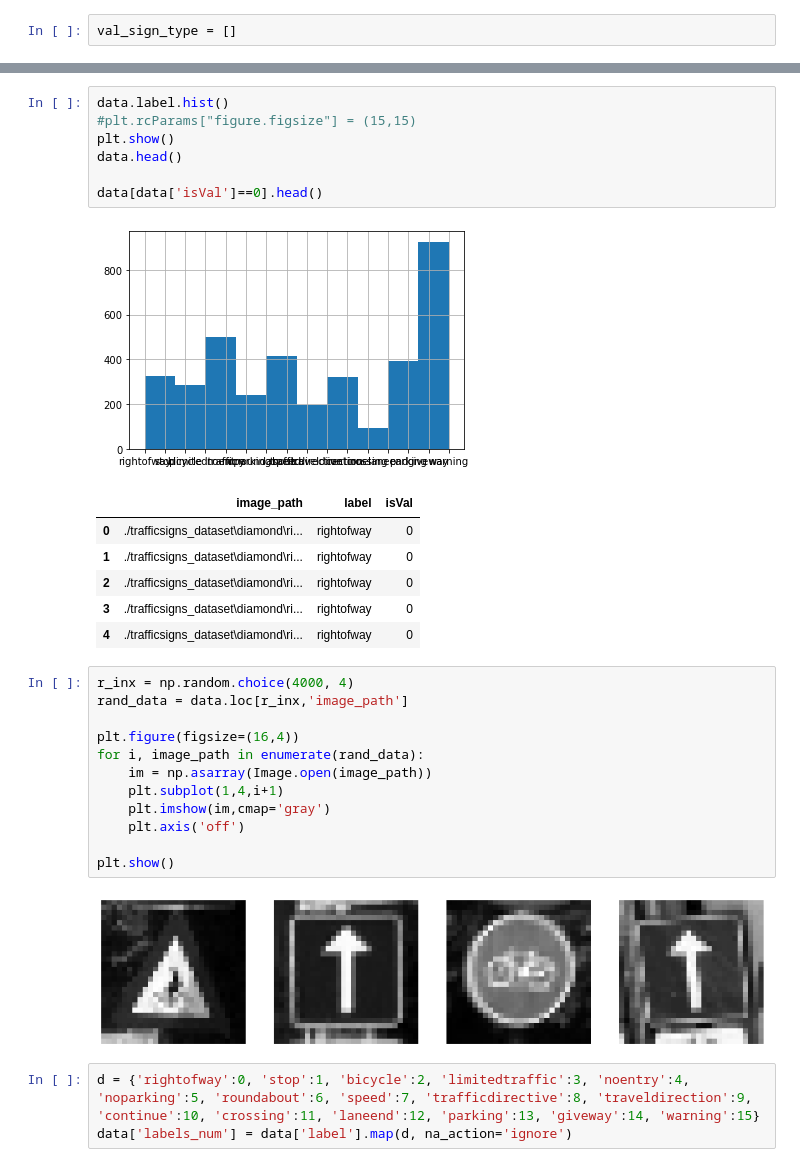
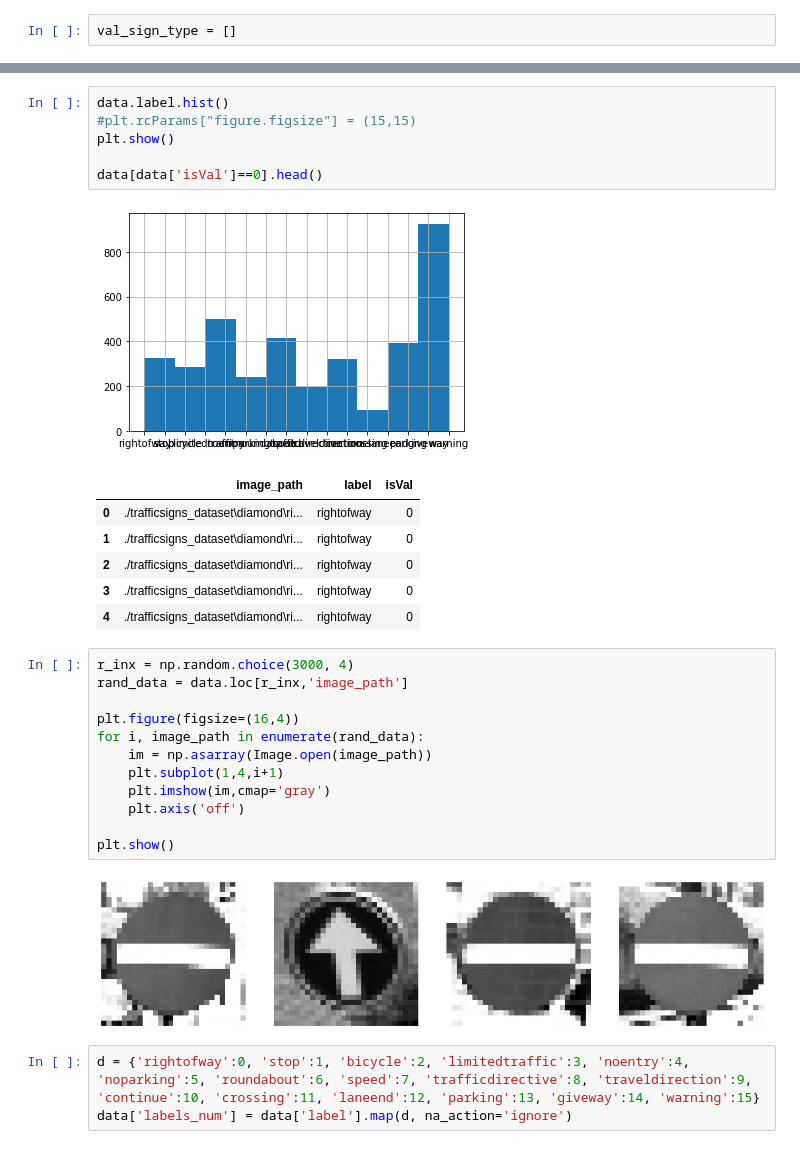
Before and after one commit to Lakindud2002/ML-Assignment2, a Jupyter notebook: predict_signs.ipynb, the cells around one changed output, grey strips where cells are left out. Drawn from its saved outputs; the diff is of its cells as text.

```diff
--- a/predict_signs.ipynb
+++ b/predict_signs.ipynb
@@ -50,11 +67,10 @@ data.head()
 data.label.hist()
 #plt.rcParams["figure.figsize"] = (15,15)
 plt.show()
-data.head()
 
 data[data['isVal']==0].head()
 # %% [output]
-[figure, old version]
+[figure, new version]
 |  | image_path | label | isVal |
 | 0 | ./trafficsigns_dataset\diamond\ri... | rightofway | 0 |
 | 1 | ./trafficsigns_dataset\diamond\ri... | rightofway | 0 |
@@ -62,19 +78,19 @@ data[data['isVal']==0].head()
 | 3 | ./trafficsigns_dataset\diamond\ri... | rightofway | 0 |
 | 4 | ./trafficsigns_dataset\diamond\ri... | rightofway | 0 |
 # %%
-r_inx = np.random.choice(4000, 4)
+r_inx = np.random.choice(3000, 4)
 rand_data = data.loc[r_inx,'image_path']
 
 plt.figure(figsize=(16,4))
 for i, image_path in enumerate(rand_data):
     im = np.asarray(Image.open(image_path))
     plt.subplot(1,4,i+1)
     plt.imshow(im,cmap='gray')
     plt.axis('off')
 
 plt.show()
 # %% [output]
-[figure, old version]
+[figure, new version]
 # %%
 d = {'rightofway':0, 'stop':1, 'bicycle':2, 'limitedtraffic':3, 'noentry':4, 'noparking':5, 'roundabout':6, 'speed':7, 'trafficdirective':8, 'traveldirection':9, 'continue':10, 'crossing':11, 'laneend':12, 'parking':13, 'giveway':14, 'warning':15}
 data['labels_num'] = data['label'].map(d, na_action='ignore')
```
Also changed, not shown: parts of 14 cells of this notebook, 4 other files.
